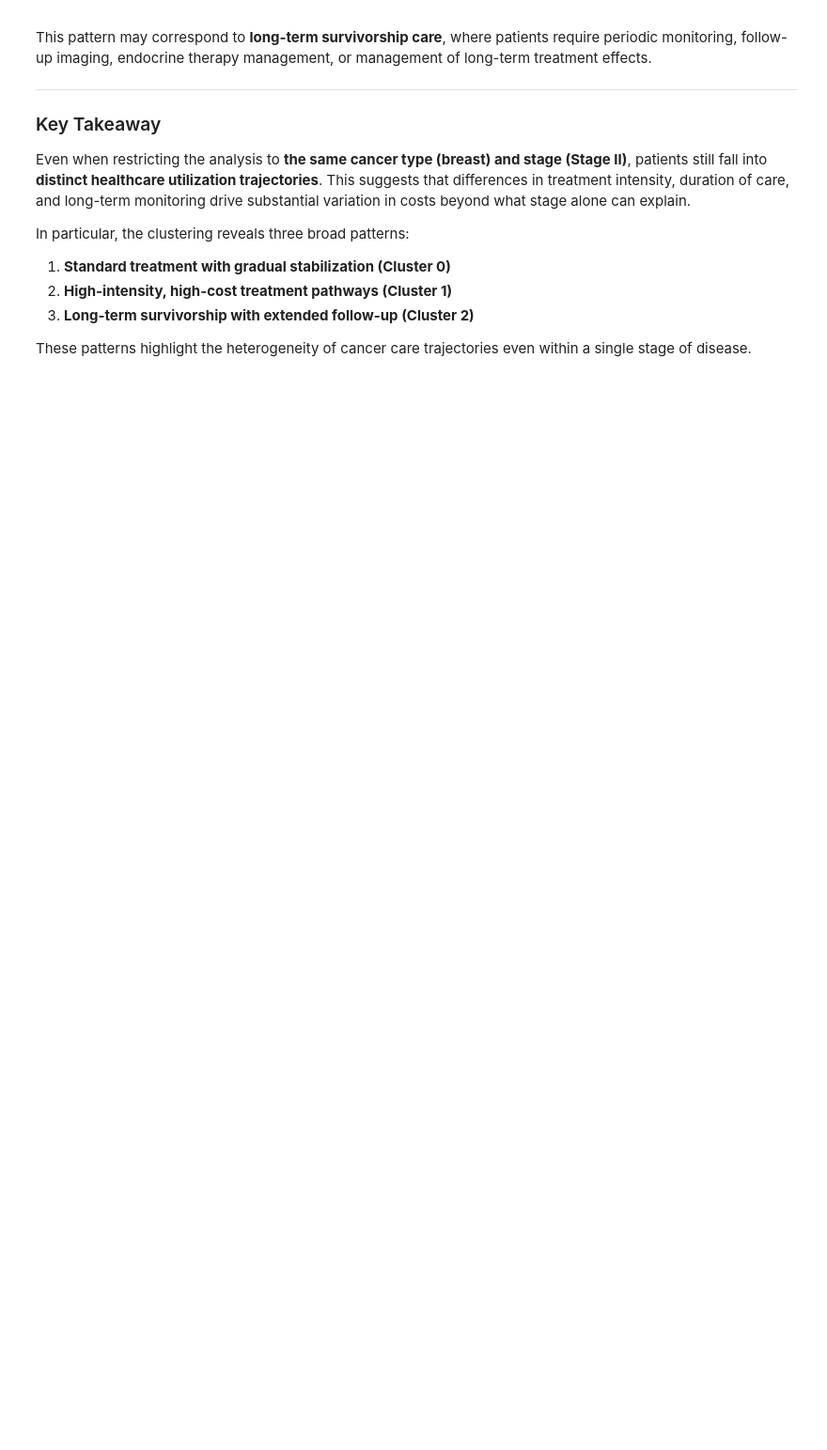
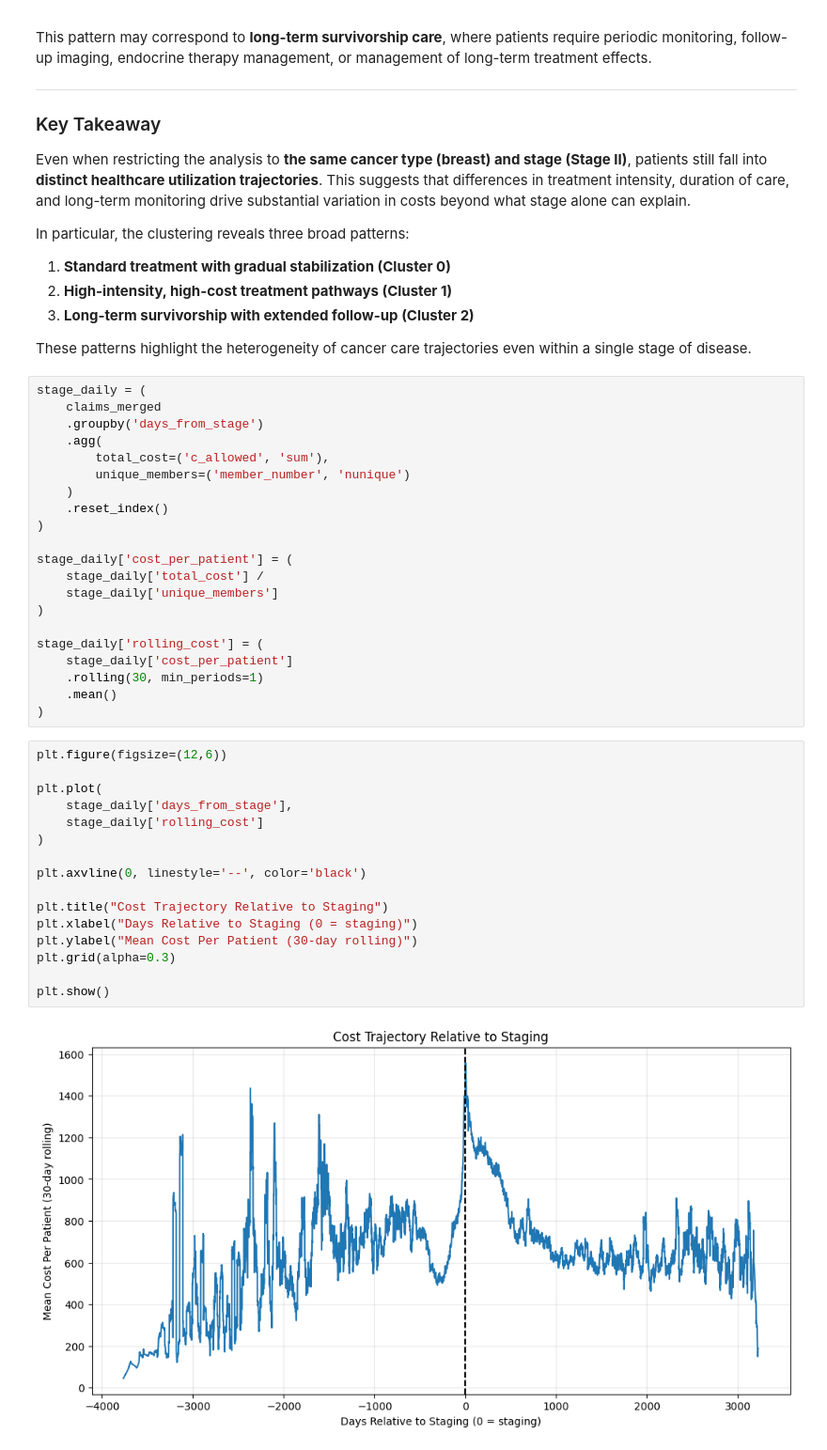
Before and after one commit to lucas-huynh/Cancer-Utilization-Highmark-Health, a Jupyter notebook: time_modeling.ipynb, the cells around one changed output. Shown at 94% size. Drawn from its saved outputs; the diff is of its cells as text; blank space fills up the shorter version.

```diff
--- a/time_modeling.ipynb
+++ b/time_modeling.ipynb
@@ -1291,3 +1291,42 @@ In particular, the clustering reveals three broad patterns:
 3. **Long-term survivorship with extended follow-up (Cluster 2)**
 
 These patterns highlight the heterogeneity of cancer care trajectories even within a single stage of disease.
+# %%
+stage_daily = (
+    claims_merged
+    .groupby('days_from_stage')
+    .agg(
+        total_cost=('c_allowed', 'sum'),
+        unique_members=('member_number', 'nunique')
+    )
+    .reset_index()
+)
+
+stage_daily['cost_per_patient'] = (
+    stage_daily['total_cost'] /
+    stage_daily['unique_members']
+)
+
+stage_daily['rolling_cost'] = (
+    stage_daily['cost_per_patient']
+    .rolling(30, min_periods=1)
+    .mean()
+)
+# %%
+plt.figure(figsize=(12,6))
+
+plt.plot(
+    stage_daily['days_from_stage'],
+    stage_daily['rolling_cost']
+)
+
+plt.axvline(0, linestyle='--', color='black')
+
+plt.title("Cost Trajectory Relative to Staging")
+plt.xlabel("Days Relative to Staging (0 = staging)")
+plt.ylabel("Mean Cost Per Patient (30-day rolling)")
+plt.grid(alpha=0.3)
+
+plt.show()
+# %% [output]
+[figure, added]
```
Also changed, not shown: parts of 3 cells of this notebook.
